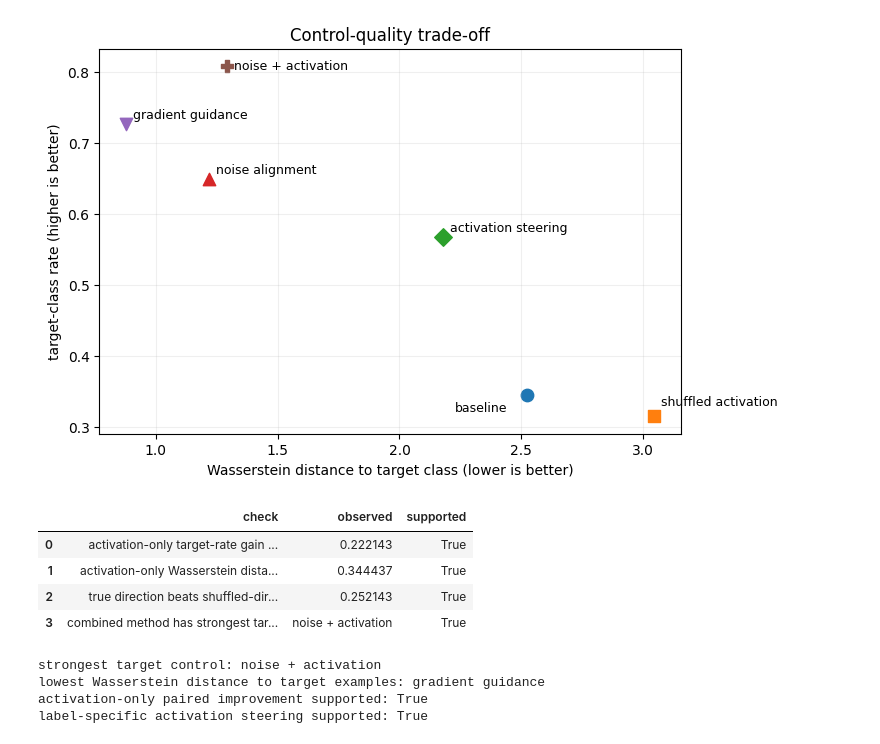
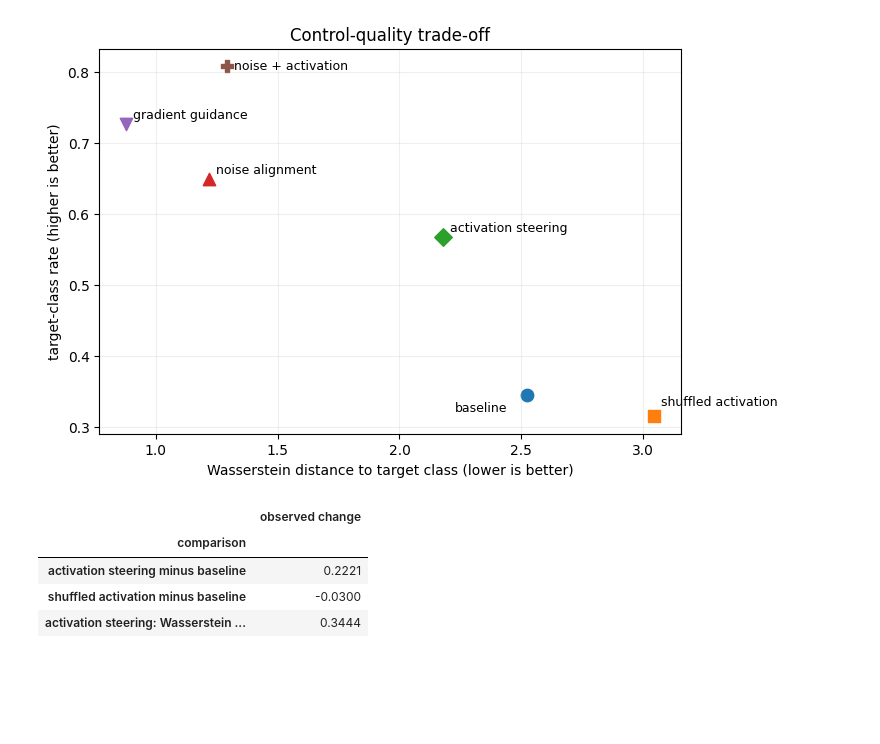
Before and after one commit to isotrivial/diffusion-steering-preclass-notes, a Jupyter notebook: notebooks/toy_data/executed/05_activation_steering_and_method_comparison.ipynb, the cells around one changed output. Drawn from its saved outputs; the diff is of its cells as text; code cells hidden in the pictures; blank space fills up the shorter version.

```diff
--- a/notebooks/toy_data/executed/05_activation_steering_and_method_comparison.ipynb
+++ b/notebooks/toy_data/executed/05_activation_steering_and_method_comparison.ipynb
@@ -38,7 +38,7 @@ print(environment_summary(device))
 # %% [output]
 {'torch': '2.9.1+cu128', 'device': 'cuda', 'gpu': 'NVIDIA RTX A6000', 'cuda': '12.8'}
 # %%
-model, losses, trained_now = load_or_train_model(device=device)
+model, losses, _ = load_or_train_model(device=device)
 reference_data, reference_labels = sample_labeled_mixture(30000, device=device)
 stats = estimate_gaussian_stats(reference_data, reference_labels)
 TARGET_CLASS = 2
@@ -46,4 +46,3 @@ model.eval()
 for parameter in model.parameters():
     parameter.requires_grad_(False)
 checkpoint_digest_before = model_state_digest(model)
-print("frozen checkpoint digest:", checkpoint_digest_before[:16])
@@ -532,43 +483,26 @@ plt.show()
 # %%
 method_rows = comparison_table.set_index("method")
 activation_gain = method_rows.loc["activation steering", "target_rate"] - method_rows.loc["baseline", "target_rate"]
 shuffled_gain = method_rows.loc["shuffled activation", "target_rate"] - method_rows.loc["baseline", "target_rate"]
-label_specific_margin = activation_gain - shuffled_gain
 activation_wasserstein_reduction = method_rows.loc["baseline", "target_wasserstein"] - method_rows.loc["activation steering", "target_wasserstein"]
-best_control_method = comparison_table.loc[comparison_table["target_rate"].idxmax(), "method"]
-best_target_match_method = comparison_table.loc[comparison_table["target_wasserstein"].idxmin(), "method"]
 
-intervention_evidence = pd.DataFrame({
-    "check": [
-        "activation-only target-rate gain at least 0.10",
-        "activation-only Wasserstein distance decreases",
-        "true direction beats shuffled-direction gain by at least 0.05",
-        "combined method has strongest target control",
+activation_effects = pd.DataFrame({
+    "comparison": [
+        "activation steering minus baseline",
+        "shuffled activation minus baseline",
+        "activation steering: Wasserstein reduction",
     ],
-    "observed": [activation_gain, activation_wasserstein_reduction, label_specific_margin, best_control_method],
-    "supported": [
-        activation_gain >= 0.10,
-        activation_wasserstein_reduction > 0,
-        label_specific_margin >= 0.05 and label_direction_separated,
-        best_control_method == "noise + activation",
+    "observed change": [
+        activation_gain,
+        shuffled_gain,
+        activation_wasserstein_reduction,
     ],
 })
-display(intervention_evidence.round(4))
-print("strongest target control:", best_control_method)
-print("lowest Wasserstein distance to target examples:", best_target_match_method)
-print("activation-only paired improvement supported:", bool(intervention_evidence.loc[:1, "supported"].all()))
-label_specific_steering = bool(intervention_evidence.loc[2, "supported"])
-print("label-specific activation steering supported:", label_specific_steering)
-if not label_specific_steering:
-    print("claim downgrade: the generator is sensitive to activation perturbations, but label specificity is not established.")
+display(activation_effects.set_index("comparison").round(4))
 # %% [output]
-|  | check | observed | supported |
-| 0 | activation-only target-rate gain ... | 0.222143 | True |
-| 1 | activation-only Wasserstein dista... | 0.344437 | True |
-| 2 | true direction beats shuffled-dir... | 0.252143 | True |
-| 3 | combined method has strongest tar... | noise + activation | True |
+|  | observed change |
+| comparison |  |
+| activation steering minus baseline | 0.2221 |
+| shuffled activation minus baseline | -0.0300 |
+| activation steering: Wasserstein ... | 0.3444 |
-strongest target control: noise + activation
-lowest Wasserstein distance to target examples: gradient guidance
-activation-only paired improvement supported: True
-label-specific activation steering supported: True
 # %% [markdown]
```
Also changed, not shown: parts of 8 cells of this notebook, 8 other files.
